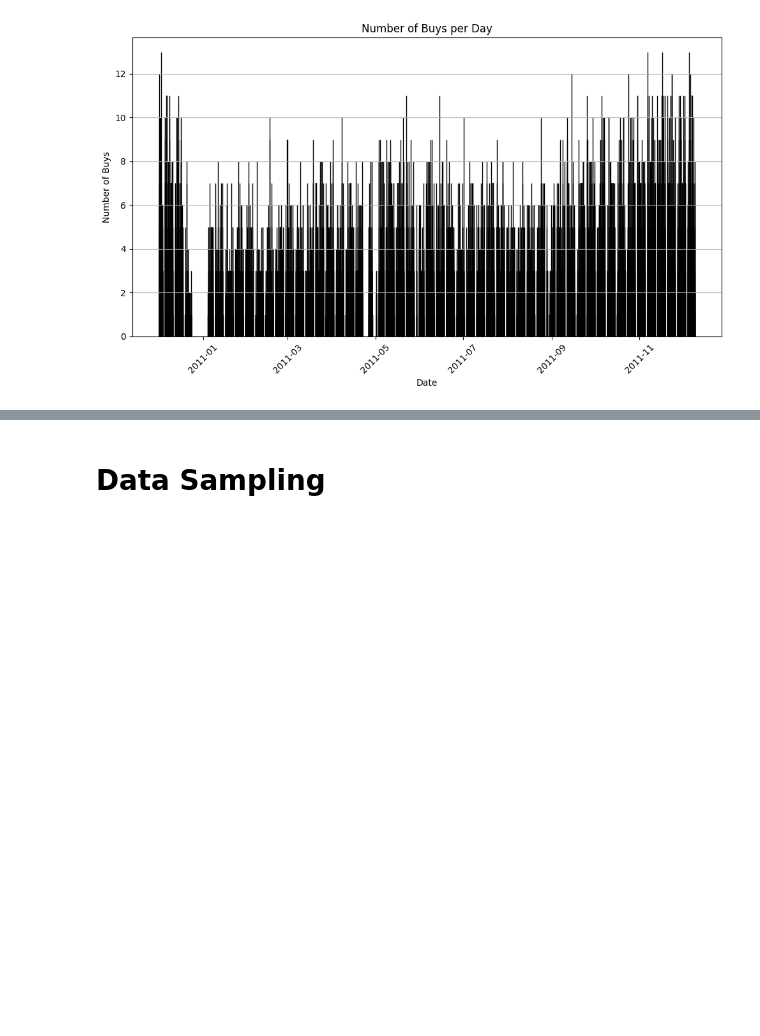
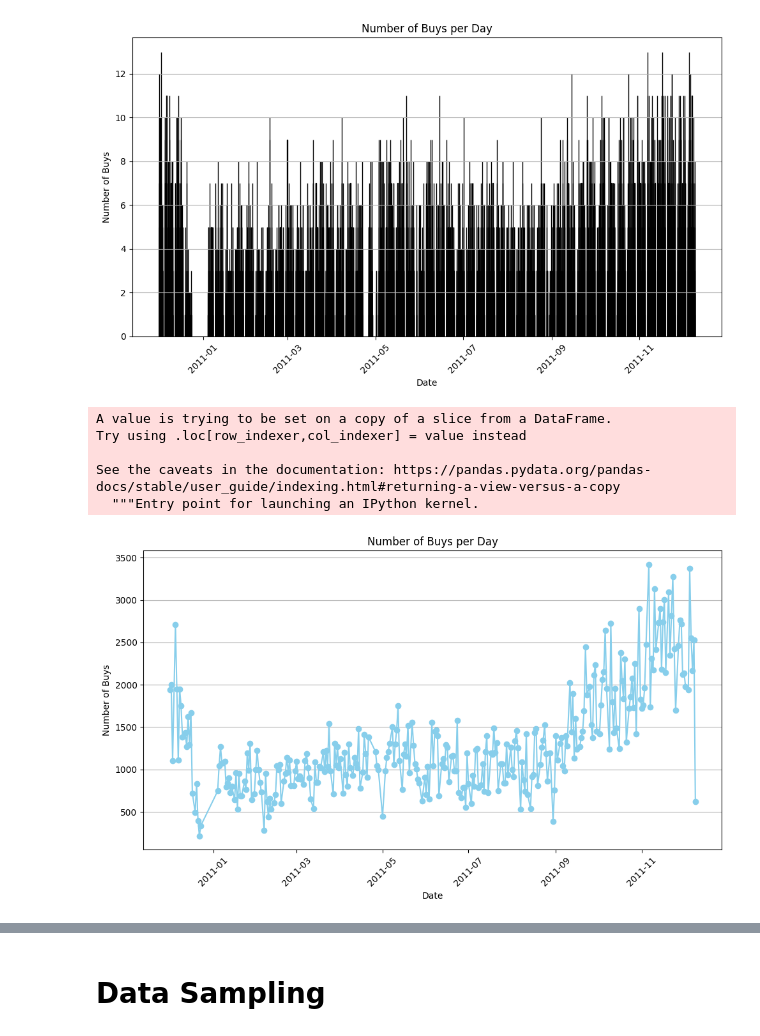
Before and after one commit to DEISI-ULHT-TFC-2023-24/TFC-DEISEI64-E-Commerce, a Jupyter notebook: Queries.ipynb, the cells around one changed output, grey strips where cells are left out. Cells and saved outputs as stored; diff of their text form; code cells hidden in the pictures; blank space fills up the shorter version.

Commit message:
Added graphics for better representation of data

```diff
--- a/Queries.ipynb
+++ b/Queries.ipynb
@@ -218,3 +216,28 @@ Try using .loc[row_indexer,col_indexer] = value instead
 See the caveats in the documentation: https://pandas.pydata.org/pandas-docs/stable/user_guide/indexing.html#returning-a-view-versus-a-copy
   filtered_data_quantity['InvoiceDate'] = pd.to_datetime(filtered_data_quantity['InvoiceDate']) #.dt.date
 [figure]
+# %%
+# Number of different buys per day
+
+filtered_data_quantity['InvoiceDate'] = pd.to_datetime(filtered_data_quantity['InvoiceDate']).dt.date
+
+# Group by PurchaseDate and count the number of buys for each day
+buys_each_day = filtered_data_quantity.groupby('InvoiceDate').size()
+
+# Create a line plot (assuming you want a line plot for dates)
+plt.figure(figsize=(10, 6))
+buys_each_day.plot(marker='o', linestyle='-', color='skyblue')
+plt.title('Number of Buys per Day')
+plt.xlabel('Date')
+plt.ylabel('Number of Buys')
+plt.grid(axis='y')
+plt.xticks(rotation=45)  # Rotate x-axis labels for better readability
+plt.tight_layout()
+plt.show()
+# %% [output]
+A value is trying to be set on a copy of a slice from a DataFrame.
+Try using .loc[row_indexer,col_indexer] = value instead
+
+See the caveats in the documentation: https://pandas.pydata.org/pandas-docs/stable/user_guide/indexing.html#returning-a-view-versus-a-copy
+  """Entry point for launching an IPython kernel.
+[figure, added]
```
Also changed, not shown: parts of 3 cells of this notebook.
